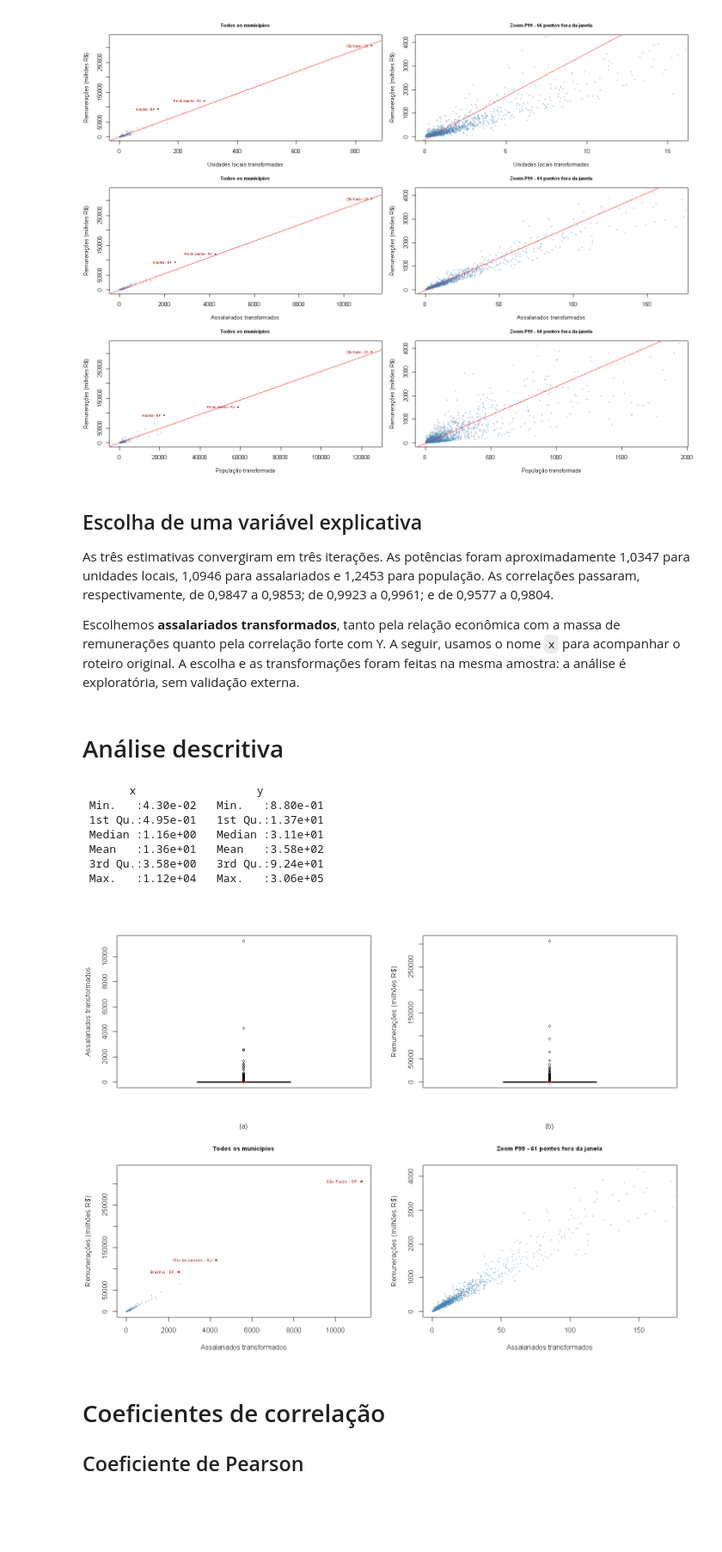
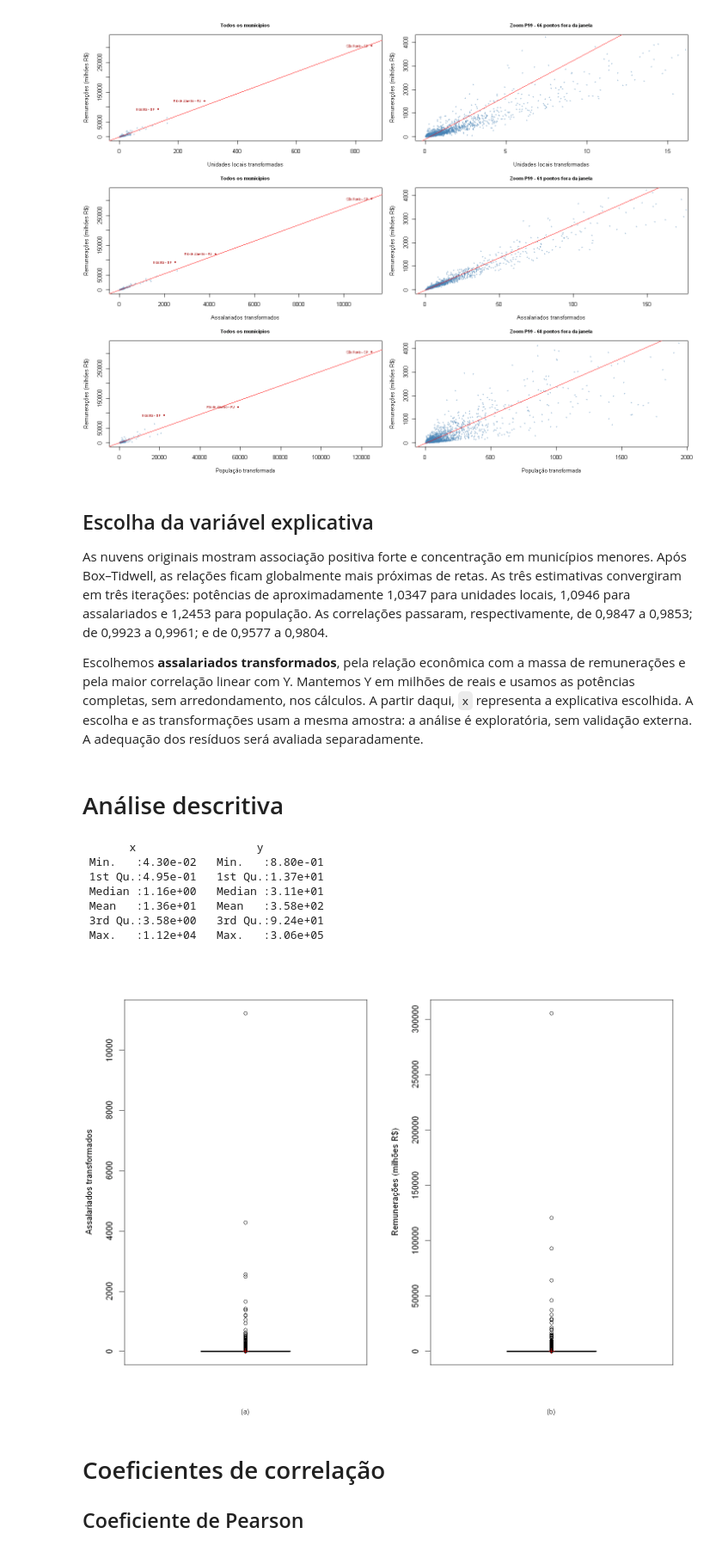
Before and after one commit to embertoni/TrabalhoFinal-IAR, a Jupyter notebook: parte1/entrega1_iar.ipynb, the cells around one changed output. Shown at 86% size. Saved outputs shown, nothing was run; the diff lists cells and outputs as text; code cells hidden in the pictures; blank space fills up the shorter version.

```diff
--- a/parte1/entrega1_iar.ipynb
+++ b/parte1/entrega1_iar.ipynb
@@ -260,39 +247,37 @@ A data.frame: 3 × 3
 [figure]
 [figure]
 # %% [markdown]
-## Escolha de uma variável explicativa
+## Escolha da variável explicativa
 
-As três estimativas convergiram em três iterações. As potências foram aproximadamente 1,0347 para unidades locais, 1,0946 para assalariados e 1,2453 para população. As correlações passaram, respectivamente, de 0,9847 a 0,9853; de 0,9923 a 0,9961; e de 0,9577 a 0,9804.
+As nuvens originais mostram associação positiva forte e concentração em municípios menores. Após Box–Tidwell, as relações ficam globalmente mais próximas de retas. As três estimativas convergiram em três iterações: potências de aproximadamente 1,0347 para unidades locais, 1,0946 para assalariados e 1,2453 para população. As correlações passaram, respectivamente, de 0,9847 a 0,9853; de 0,9923 a 0,9961; e de 0,9577 a 0,9804.
 
-Escolhemos **assalariados transformados**, tanto pela relação econômica com a massa de remunerações quanto pela correlação forte com Y. A seguir, usamos o nome `x` para acompanhar o roteiro original. A escolha e as transformações foram feitas na mesma amostra: a análise é exploratória, sem validação externa.
+Escolhemos **assalariados transformados**, pela relação econômica com a massa de remunerações e pela maior correlação linear com Y. Mantemos Y em milhões de reais e usamos as potências completas, sem arredondamento, nos cálculos. A partir daqui, `x` representa a explicativa escolhida. A escolha e as transformações usam a mesma amostra: a análise é exploratória, sem validação externa. A adequação dos resíduos será avaliada separadamente.
 # %%
 x <- x2_bt  # (assalariados / 1000)^lambda2
 # %% [markdown]
 # Análise descritiva
 # %%
-par(mfrow=c(2,2))
+par(mfrow=c(1,2))
 boxplot(x, ylab = "Assalariados transformados", col="orange")
 points(mean(x),col="red",pch=3)
 mtext("(a)", side=1, line=4, cex=0.8)
 
 boxplot(y, ylab = "Remunerações (milhões R$)", col="orange")
 points(mean(y),col="red",pch=3)
 mtext("(b)", side=1, line=4, cex=0.8)
 
-grafico_visual(x,y,"Assalariados transformados")
-grafico_visual(x,y,"Assalariados transformados",zoom=TRUE)
 
 par(mfrow=c(1,1))
 summary(data.frame(x,y))
 # %% [output]
        x                  y
  Min.   :4.30e-02   Min.   :8.80e-01
  1st Qu.:4.95e-01   1st Qu.:1.37e+01
  Median :1.16e+00   Median :3.11e+01
  Mean   :1.36e+01   Mean   :3.58e+02
  3rd Qu.:3.58e+00   3rd Qu.:9.24e+01
  Max.   :1.12e+04   Max.   :3.06e+05
-[figure, old version]
+[figure, new version]
 # %% [markdown]
 # Coeficientes de correlação
 
```
Also changed, not shown: parts of 35 cells of this notebook, 10 other files.
